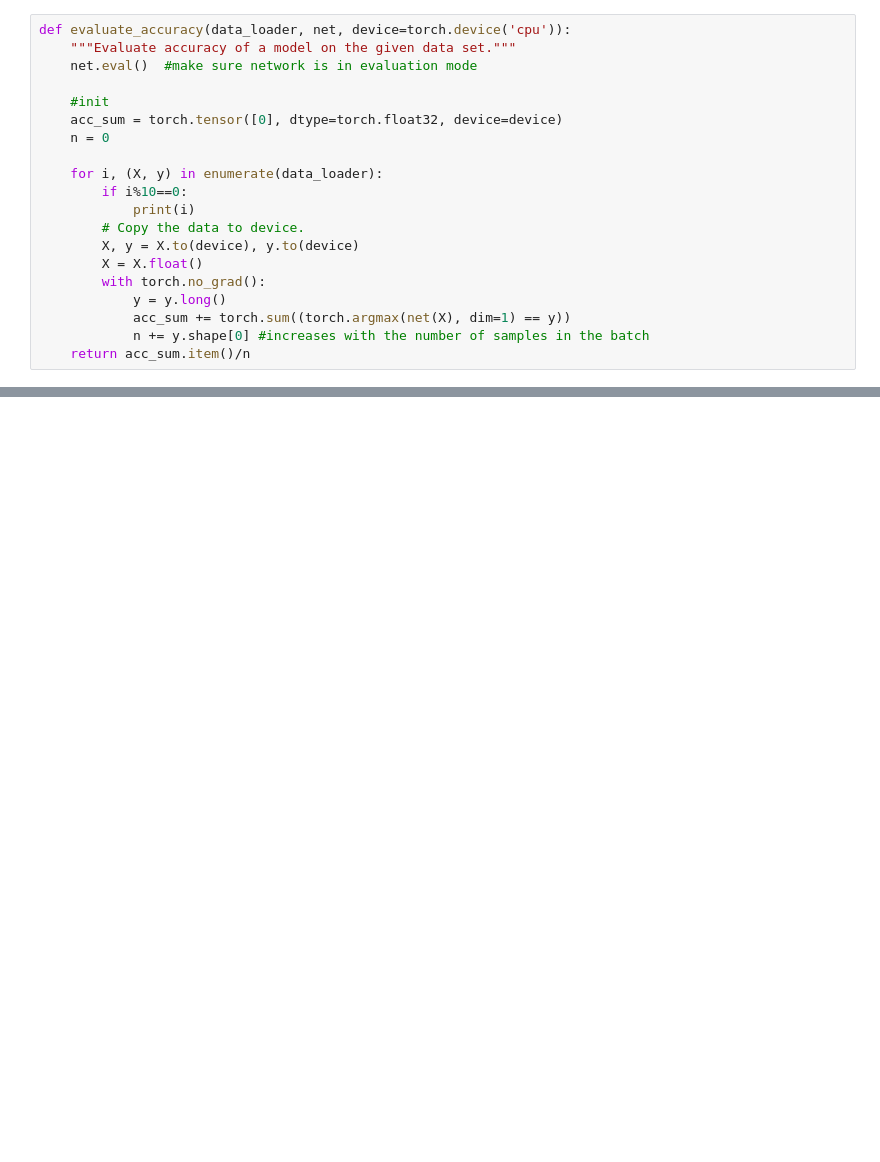
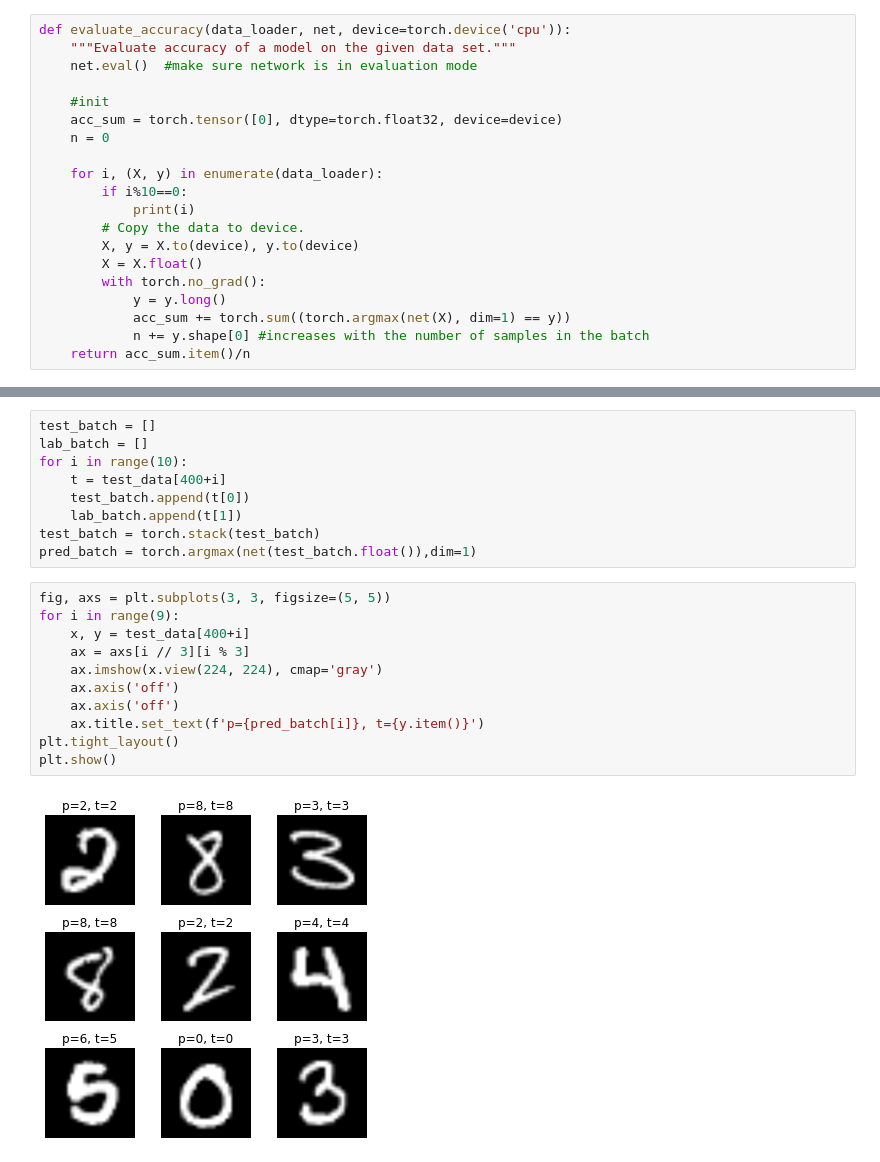
Before and after one commit to B-ramB/DL-DeepFruitDetection, a Jupyter notebook: DLOrchard.ipynb, the cells around one changed output, grey strips where cells are left out. Saved outputs shown, nothing was run; the diff lists cells and outputs as text; blank space fills up the shorter version.

```diff
--- a/DLOrchard.ipynb
+++ b/DLOrchard.ipynb
@@ -276,0 +286,22 @@ KeyboardInterrupt:
+# %%
+test_batch = []
+lab_batch = []
+for i in range(10):
+    t = test_data[400+i]
+    test_batch.append(t[0])
+    lab_batch.append(t[1])
+test_batch = torch.stack(test_batch)
+pred_batch = torch.argmax(net(test_batch.float()),dim=1)
+# %%
+fig, axs = plt.subplots(3, 3, figsize=(5, 5))
+for i in range(9):
+    x, y = test_data[400+i]
+    ax = axs[i // 3][i % 3]
+    ax.imshow(x.view(224, 224), cmap='gray')
+    ax.axis('off')
+    ax.axis('off')
+    ax.title.set_text(f'p={pred_batch[i]}, t={y.item()}')
+plt.tight_layout()
+plt.show()
+# %% [output]
+[figure, added]
```
Also changed, not shown: parts of 4 cells of this notebook, 2 other files.
